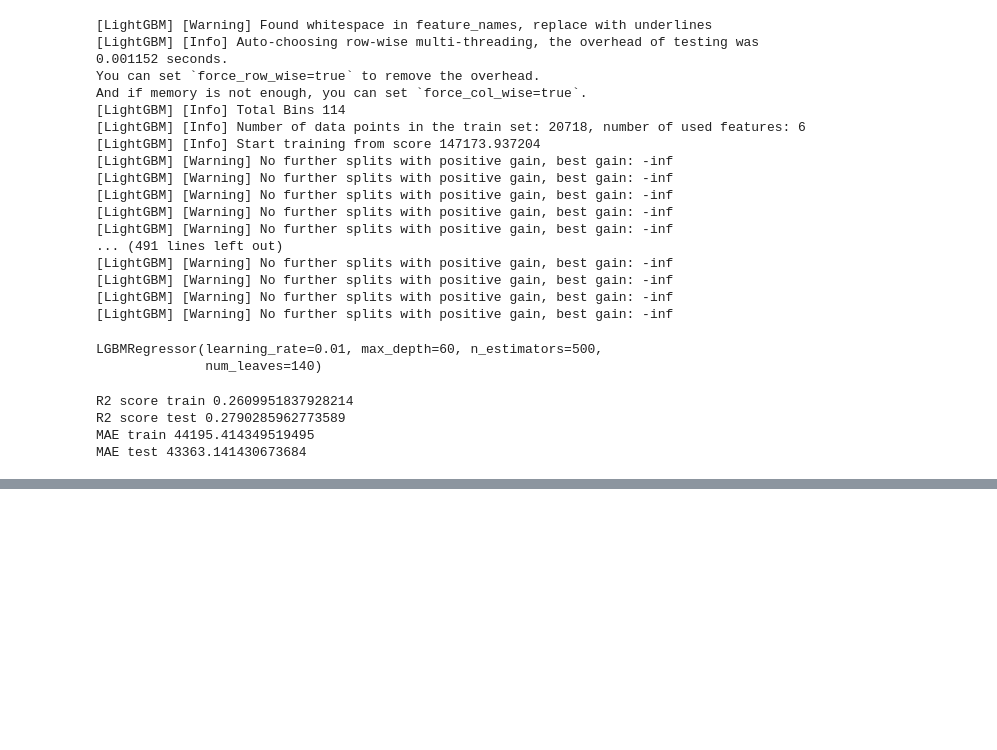
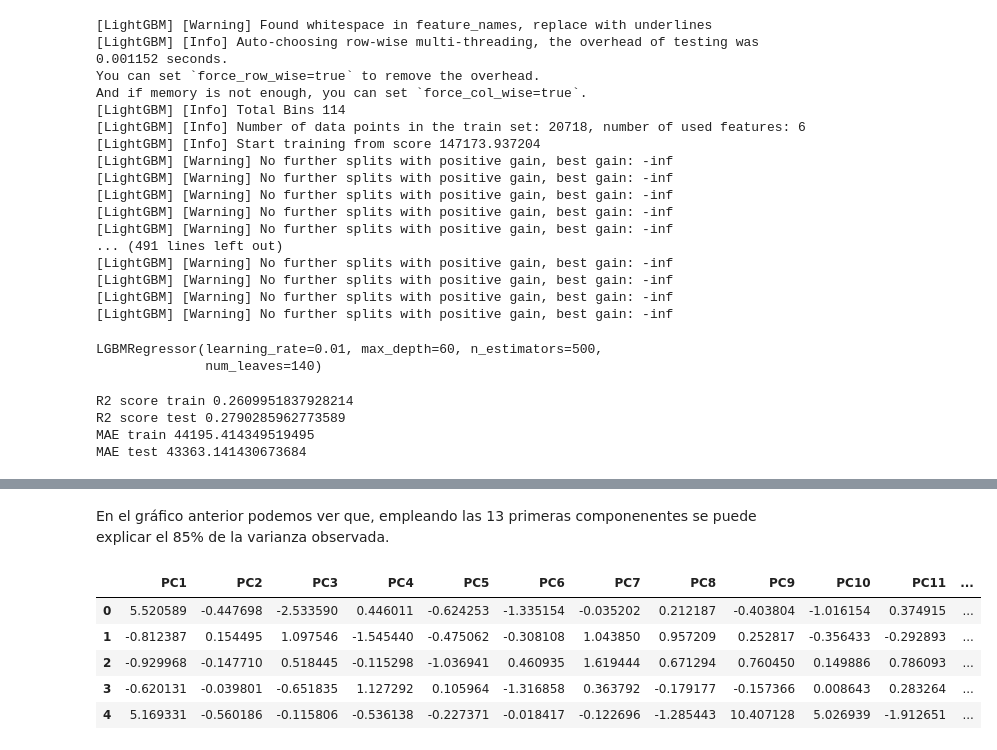
Before and after one commit to tacedo97/ML-AI-Salary-Prediction, a Jupyter notebook: notebooks/03_Entrenamiento_Evaluacion.ipynb, the cells around one changed output, grey strips where cells are left out. Cells and saved outputs as stored; diff of their text form; code cells hidden in the pictures; blank space fills up the shorter version.

```diff
--- a/notebooks/03_Entrenamiento_Evaluacion.ipynb
+++ b/notebooks/03_Entrenamiento_Evaluacion.ipynb
@@ -707,0 +982,19 @@ MAE test 43363.141430673684
+# %% [markdown]
+En el gráfico anterior podemos ver que, empleando las 13 primeras componenentes se puede explicar el 85% de la varianza observada.
+# %%
+pca_pipe = make_pipeline(StandardScaler(), PCA(n_components=13))
+modelo_pca = pca_pipe['pca']
+proyecciones = pca_pipe.fit_transform(X=train_df_numeric.drop(columns="salary_in_usd"))
+proyecciones = pd.DataFrame(
+    proyecciones,
+    columns = [f"PC{i}" for i in range(1, 14)],
+    index   = train_df_numeric.index
+)
+proyecciones.head()
+# %% [output]
+|  | PC1 | PC2 | PC3 | PC4 | PC5 | PC6 | PC7 | PC8 | PC9 | PC10 | PC11 | ... |
+| 0 | 5.520589 | -0.447698 | -2.533590 | 0.446011 | -0.624253 | -1.335154 | -0.035202 | 0.212187 | -0.403804 | -1.016154 | 0.374915 | ... |
+| 1 | -0.812387 | 0.154495 | 1.097546 | -1.545440 | -0.475062 | -0.308108 | 1.043850 | 0.957209 | 0.252817 | -0.356433 | -0.292893 | ... |
+| 2 | -0.929968 | -0.147710 | 0.518445 | -0.115298 | -1.036941 | 0.460935 | 1.619444 | 0.671294 | 0.760450 | 0.149886 | 0.786093 | ... |
+| 3 | -0.620131 | -0.039801 | -0.651835 | 1.127292 | 0.105964 | -1.316858 | 0.363792 | -0.179177 | -0.157366 | 0.008643 | 0.283264 | ... |
+| 4 | 5.169331 | -0.560186 | -0.115806 | -0.536138 | -0.227371 | -0.018417 | -0.122696 | -1.285443 | 10.407128 | 5.026939 | -1.912651 | ... |
```
Also changed, not shown: parts of 30 cells of this notebook.
